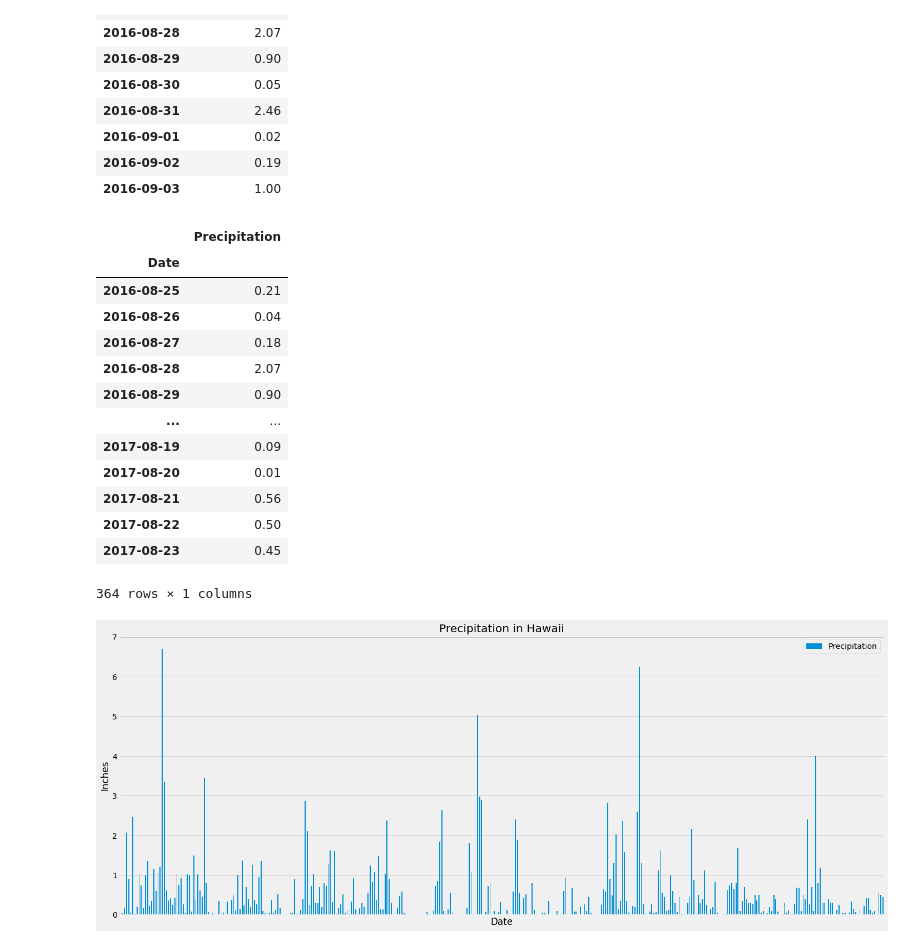
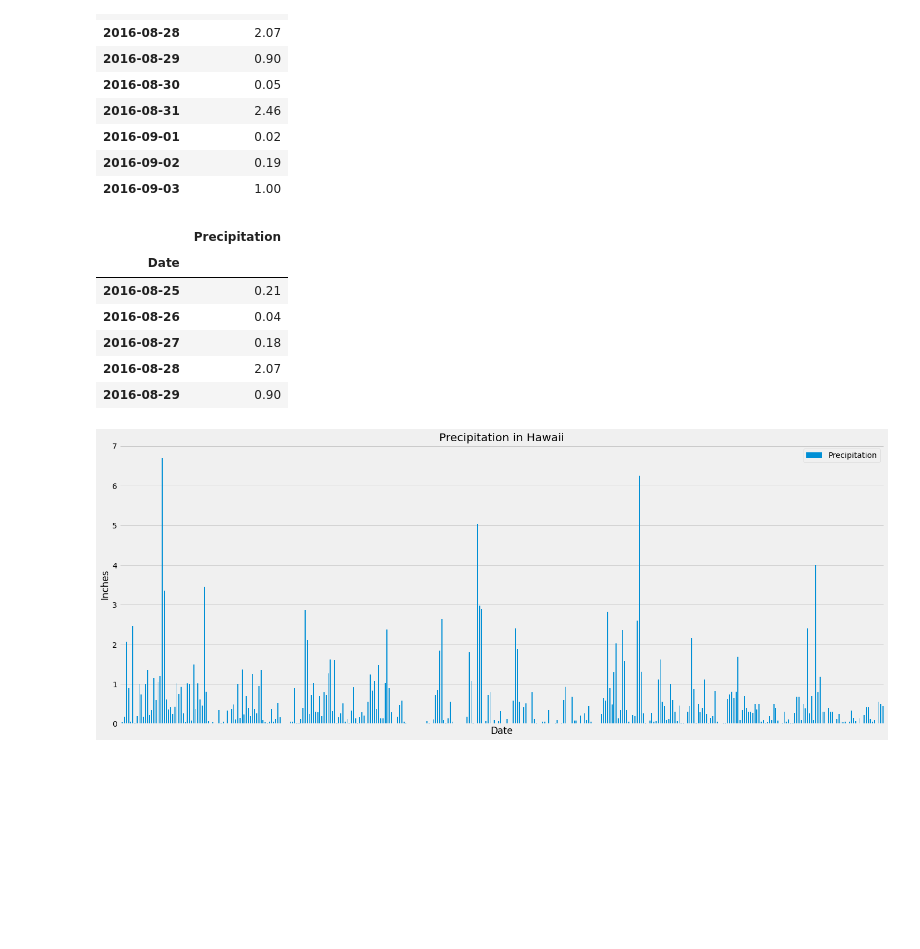
Before and after one commit to githotirado/sqlalchemy-challenge, a Jupyter notebook: climate_starter.ipynb, the cells around one changed output. Drawn from its saved outputs; the diff is of its cells as text; code cells hidden in the pictures; blank space fills up the shorter version.

```diff
--- a/climate_starter.ipynb
+++ b/climate_starter.ipynb
@@ -81,22 +81,15 @@ date_precip_df.head(10)
 # %%
 # Sort the dataframe by date
 date_precip_df = date_precip_df.sort_values(by="Date")
-date_precip_df
+date_precip_df.head()
 # %% [output]
 |  | Precipitation |
 | Date |  |
 | 2016-08-25 | 0.21 |
 | 2016-08-26 | 0.04 |
 | 2016-08-27 | 0.18 |
 | 2016-08-28 | 2.07 |
 | 2016-08-29 | 0.90 |
-| ... | ... |
-| 2017-08-19 | 0.09 |
-| 2017-08-20 | 0.01 |
-| 2017-08-21 | 0.56 |
-| 2017-08-22 | 0.50 |
-| 2017-08-23 | 0.45 |
-364 rows × 1 columns
 # %%
 # Use Pandas Plotting with Matplotlib to plot the data
 xticks=np.arange(len(date_precip_df),15,7)
```
Also changed, not shown: parts of 2 cells of this notebook.
